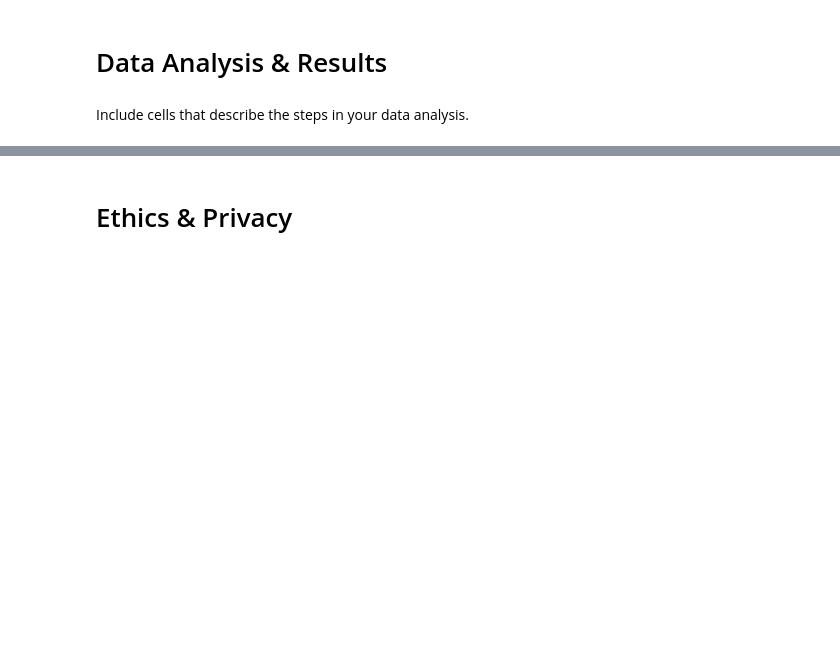
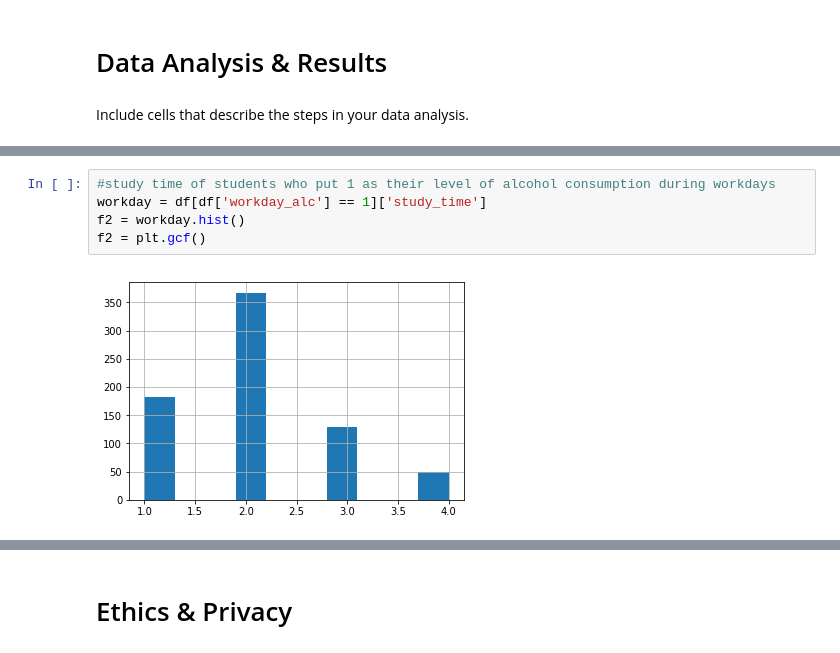
Before and after one commit to kaiitheguy/FinalProjectGroup62, a Jupyter notebook: FinalProjectGroup62.ipynb, the cells around one changed output, grey strips where cells are left out. Drawn from its saved outputs; the diff is of its cells as text; blank space fills up the shorter version.

```diff
--- a/FinalProjectGroup62.ipynb
+++ b/FinalProjectGroup62.ipynb
@@ -131,0 +148,7 @@ Include cells that describe the steps in your data analysis.
+# %%
+#study time of students who put 1 as their level of alcohol consumption during workdays
+workday = df[df['workday_alc'] == 1]['study_time']
+f2 = workday.hist()
+f2 = plt.gcf()
+# %% [output]
+[figure, added]
```
Also changed, not shown: parts of 9 cells of this notebook.
